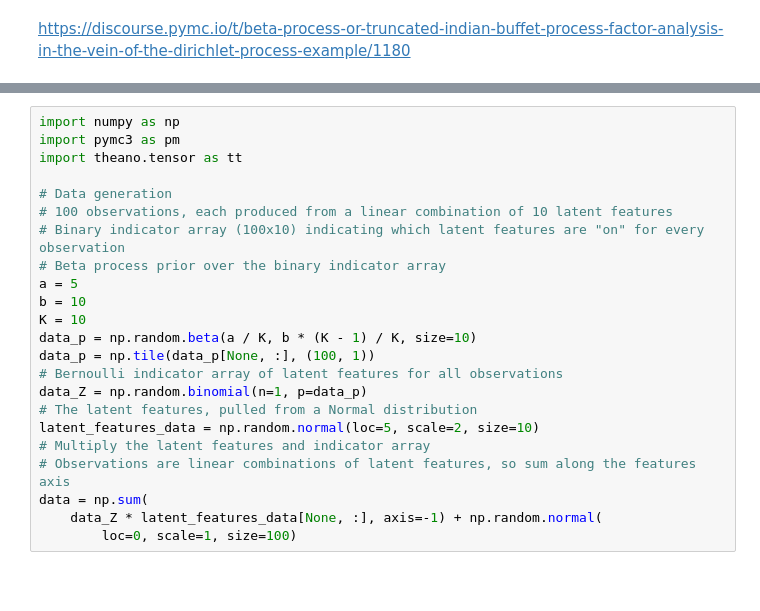
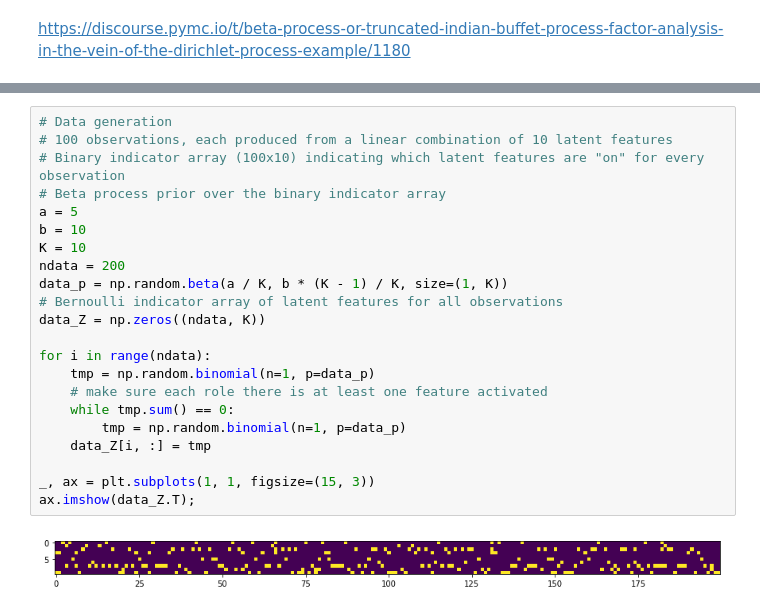
Before and after one commit to junpenglao/Planet_Sakaar_Data_Science, a Jupyter notebook: PyMC3QnA/discourse_1180.ipynb, the cells around one changed output, grey strips where cells are left out. Saved outputs shown, nothing was run; the diff lists cells and outputs as text; blank space fills up the shorter version.

```diff
--- a/PyMC3QnA/discourse_1180.ipynb
+++ b/PyMC3QnA/discourse_1180.ipynb
@@ -3,23 +9,24 @@ https://discourse.pymc.io/t/beta-process-or-truncated-indian-buffet-process-fact
 # %%
-import numpy as np
-import pymc3 as pm
-import theano.tensor as tt
-
 # Data generation
 # 100 observations, each produced from a linear combination of 10 latent features
 # Binary indicator array (100x10) indicating which latent features are "on" for every observation
 # Beta process prior over the binary indicator array
 a = 5
 b = 10
 K = 10
-data_p = np.random.beta(a / K, b * (K - 1) / K, size=10)
-data_p = np.tile(data_p[None, :], (100, 1))
+ndata = 200
+data_p = np.random.beta(a / K, b * (K - 1) / K, size=(1, K))
 # Bernoulli indicator array of latent features for all observations
-data_Z = np.random.binomial(n=1, p=data_p)
-# The latent features, pulled from a Normal distribution
-latent_features_data = np.random.normal(loc=5, scale=2, size=10)
-# Multiply the latent features and indicator array
-# Observations are linear combinations of latent features, so sum along the features axis
-data = np.sum(
-    data_Z * latent_features_data[None, :], axis=-1) + np.random.normal(
-        loc=0, scale=1, size=100)
+data_Z = np.zeros((ndata, K))
+
+for i in range(ndata):
+    tmp = np.random.binomial(n=1, p=data_p)
+    # make sure each role there is at least one feature activated
+    while tmp.sum() == 0:
+        tmp = np.random.binomial(n=1, p=data_p)
+    data_Z[i, :] = tmp
+
+_, ax = plt.subplots(1, 1, figsize=(15, 3))
+ax.imshow(data_Z.T);
+# %% [output]
+[figure, added]
```
Also changed, not shown: parts of 13 cells of this notebook, 1 other file.
